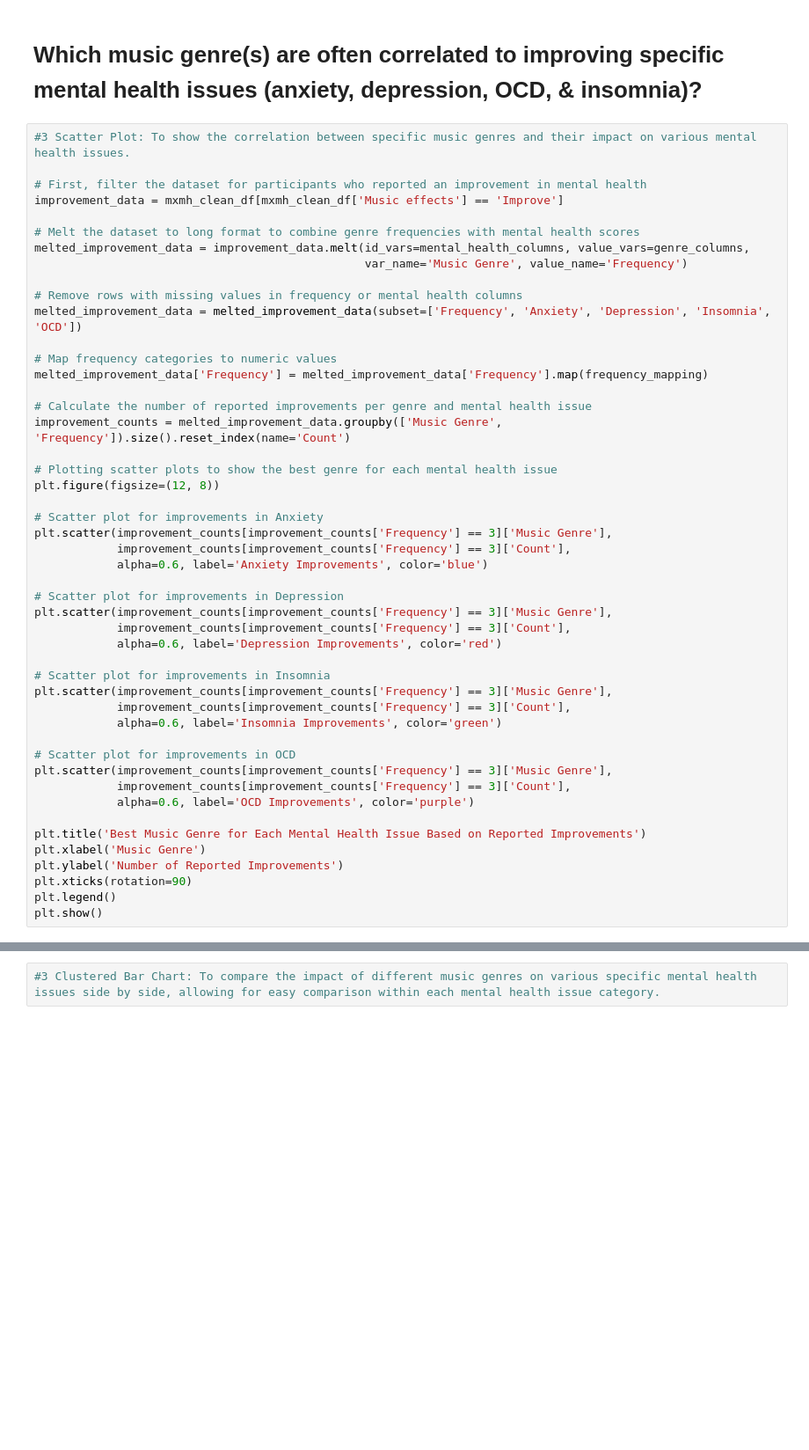
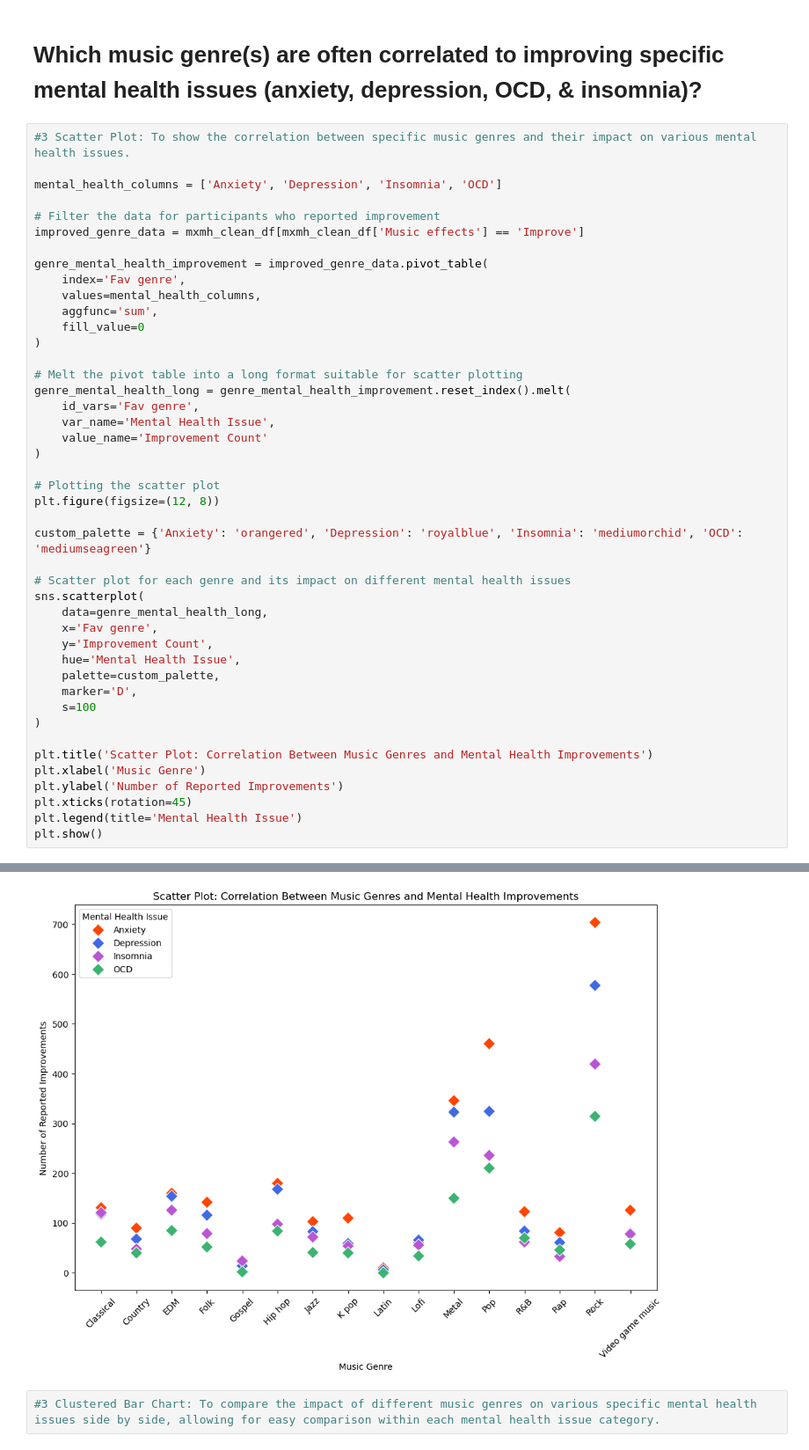
Before and after one commit to karinaahumada01/project-1, a Jupyter notebook: mxmh_main_analysis.ipynb, the cells around one changed output, grey strips where cells are left out. Shown: that part at 88% size. Cells and saved outputs as stored; diff of their text form; blank space fills up the shorter version.

Commit message:
complete analysis/charts done for questions #1-3a

```diff
--- a/mxmh_main_analysis.ipynb
+++ b/mxmh_main_analysis.ipynb
@@ -228,49 +228,45 @@ for genre in genre_effect_counts_top5.index:
 # %%
 #3 Scatter Plot: To show the correlation between specific music genres and their impact on various mental health issues.
 
-# First, filter the dataset for participants who reported an improvement in mental health
-improvement_data = mxmh_clean_df[mxmh_clean_df['Music effects'] == 'Improve']
+mental_health_columns = ['Anxiety', 'Depression', 'Insomnia', 'OCD']
 
-# Melt the dataset to long format to combine genre frequencies with mental health scores
-melted_improvement_data = improvement_data.melt(id_vars=mental_health_columns, value_vars=genre_columns,
-                                                var_name='Music Genre', value_name='Frequency')
+# Filter the data for participants who reported improvement
+improved_genre_data = mxmh_clean_df[mxmh_clean_df['Music effects'] == 'Improve']
 
-# Remove rows with missing values in frequency or mental health columns
-melted_improvement_data = melted_improvement_data(subset=['Frequency', 'Anxiety', 'Depression', 'Insomnia', 'OCD'])
+genre_mental_health_improvement = improved_genre_data.pivot_table(
+    index='Fav genre',
+    values=mental_health_columns,
+    aggfunc='sum',
+    fill_value=0
+)
 
-# Map frequency categories to numeric values
-melted_improvement_data['Frequency'] = melted_improvement_data['Frequency'].map(frequency_mapping)
+# Melt the pivot table into a long format suitable for scatter plotting
+genre_mental_health_long = genre_mental_health_improvement.reset_index().melt(
+    id_vars='Fav genre',
+    var_name='Mental Health Issue',
+    value_name='Improvement Count'
+)
 
-# Calculate the number of reported improvements per genre and mental health issue
-improvement_counts = melted_improvement_data.groupby(['Music Genre', 'Frequency']).size().reset_index(name='Count')
-
-# Plotting scatter plots to show the best genre for each mental health issue
+# Plotting the scatter plot
 plt.figure(figsize=(12, 8))
 
-# Scatter plot for improvements in Anxiety
-plt.scatter(improvement_counts[improvement_counts['Frequency'] == 3]['Music Genre'],
-            improvement_counts[improvement_counts['Frequency'] == 3]['Count'],
-            alpha=0.6, label='Anxiety Improvements', color='blue')
+custom_palette = {'Anxiety': 'orangered', 'Depression': 'royalblue', 'Insomnia': 'mediumorchid', 'OCD': 'mediumseagreen'}
 
-# Scatter plot for improvements in Depression
-plt.scatter(improvement_counts[improvement_counts['Frequency'] == 3]['Music Genre'],
-            improvement_counts[improvement_counts['Frequency'] == 3]['Count'],
-            alpha=0.6, label='Depression Improvements', color='red')
+# Scatter plot for each genre and its impact on different mental health issues
+sns.scatterplot(
+    data=genre_mental_health_long,
+    x='Fav genre',
+    y='Improvement Count',
+    hue='Mental Health Issue',
+    palette=custom_palette,
+    marker='D',
+    s=100
+)
 
-# Scatter plot for improvements in Insomnia
-plt.scatter(improvement_counts[improvement_counts['Frequency'] == 3]['Music Genre'],
-            improvement_counts[improvement_counts['Frequency'] == 3]['Count'],
-            alpha=0.6, label='Insomnia Improvements', color='green')
-
-# Scatter plot for improvements in OCD
-plt.scatter(improvement_counts[improvement_counts['Frequency'] == 3]['Music Genre'],
-            improvement_counts[improvement_counts['Frequency'] == 3]['Count'],
-            alpha=0.6, label='OCD Improvements', color='purple')
-
-plt.title('Best Music Genre for Each Mental Health Issue Based on Reported Improvements')
+plt.title('Scatter Plot: Correlation Between Music Genres and Mental Health Improvements')
 plt.xlabel('Music Genre')
 plt.ylabel('Number of Reported Improvements')
-plt.xticks(rotation=90)
-plt.legend()
+plt.xticks(rotation=45)
+plt.legend(title='Mental Health Issue')
 plt.show()
 # %% [output]
@@ -278,3 +273,4 @@ NameError: name 'mental_health_columns' is not defined
+[figure, added]
 # %%
 #3 Clustered Bar Chart: To compare the impact of different music genres on various specific mental health issues side by side, allowing for easy comparison within each mental health issue category.
 # %% [markdown]
```
Also changed, not shown: parts of 4 cells of this notebook.
